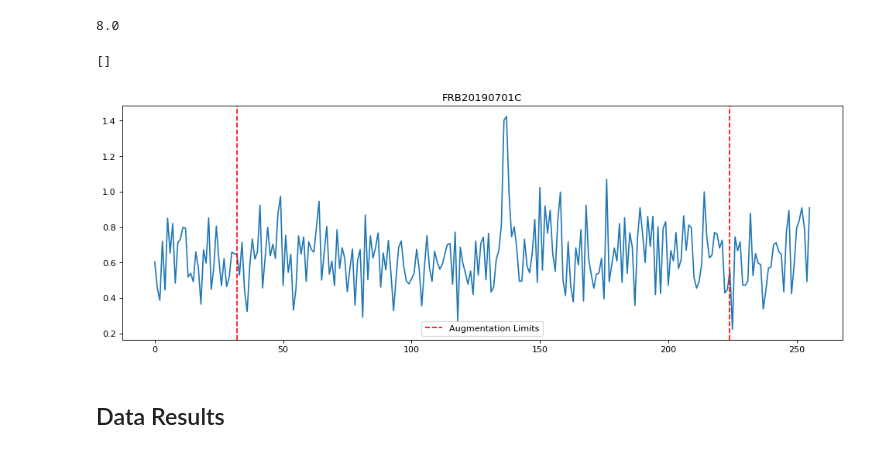
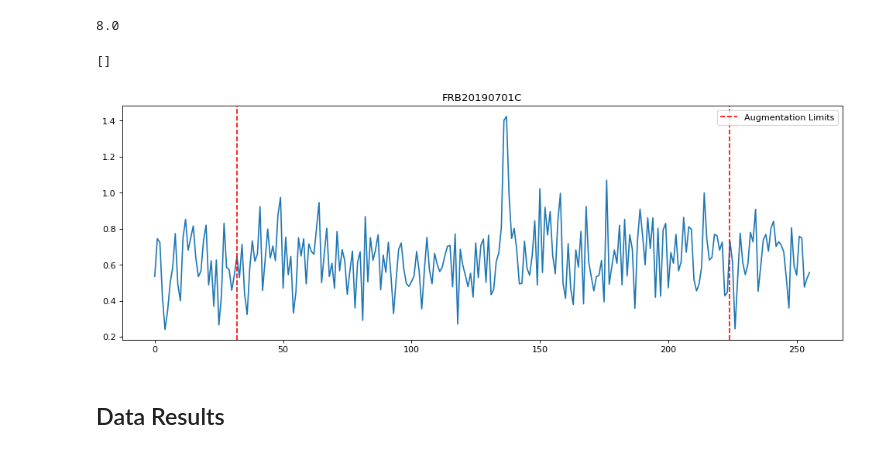
Before and after one commit to barauna-lo/Computational_Statistics, a Jupyter notebook: CAP417_FINAL_PROJECT.ipynb, the cells around one changed output. Drawn from its saved outputs; the diff is of its cells as text; code cells hidden in the pictures.

```diff
--- a/CAP417_FINAL_PROJECT.ipynb
+++ b/CAP417_FINAL_PROJECT.ipynb
@@ -214,7 +211,7 @@ In the end, my series should have a total of 2^8 dice. For this, we will define
 augmentation = pd.DataFrame()
 
 dataSize = (2**8 - len(df)) #The dataSize shoud
-for i in range(len(beta)):
+for i in range(len(columns)):
   mu = df_remov[columns[i]].mean()
   sigma = df_remov[columns[i]].std()
   s = np.random.normal(mu, sigma, dataSize)
@@ -249,8 +246,8 @@ else:
         split = int(len(augmentation)/2 + 1)
 
 #Spliting
-df_1 = colorData.iloc[:split,:]
-df_2 = colorData.iloc[split:,:]
+df_1 = augmentation.iloc[:split,:]
+df_2 = augmentation.iloc[split:,:]
 
 #Concat all data
 df_aug = pd.concat([df_1,df,df_2],ignore_index=True)
@@ -262,16 +259,16 @@ np.log2(len(df_aug))
 # %%
 figure(figsize=(15,5),dpi=80)
 #Ploting one of the Time Series data
 i=1
 plt.plot(df_aug[columns[i]])
 plt.axvline(x = split, color = 'r', linestyle='--',label='Augmentation Limits')
-plt.axvline(x = len(result)-split, color = 'r', linestyle='--')
+plt.axvline(x = len(df_aug)-split, color = 'r', linestyle='--')
 plt.title(columns[i])
 plt.legend()
 plt.plot()
 # %% [output]
 []
-[figure, old version]
+[figure, new version]
 # %% [markdown]
 ## Data Results
 # %%
```
Also changed, not shown: parts of 9 cells of this notebook.
